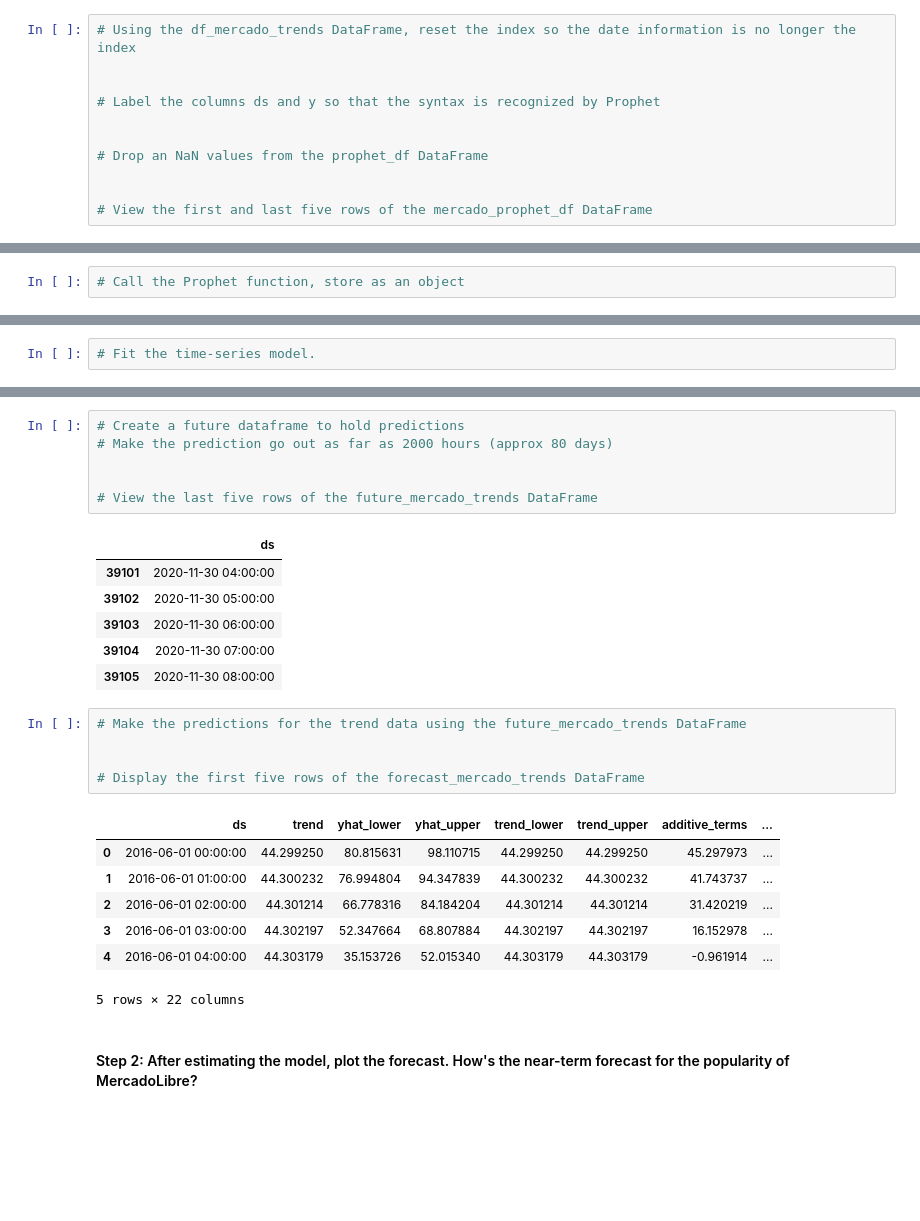
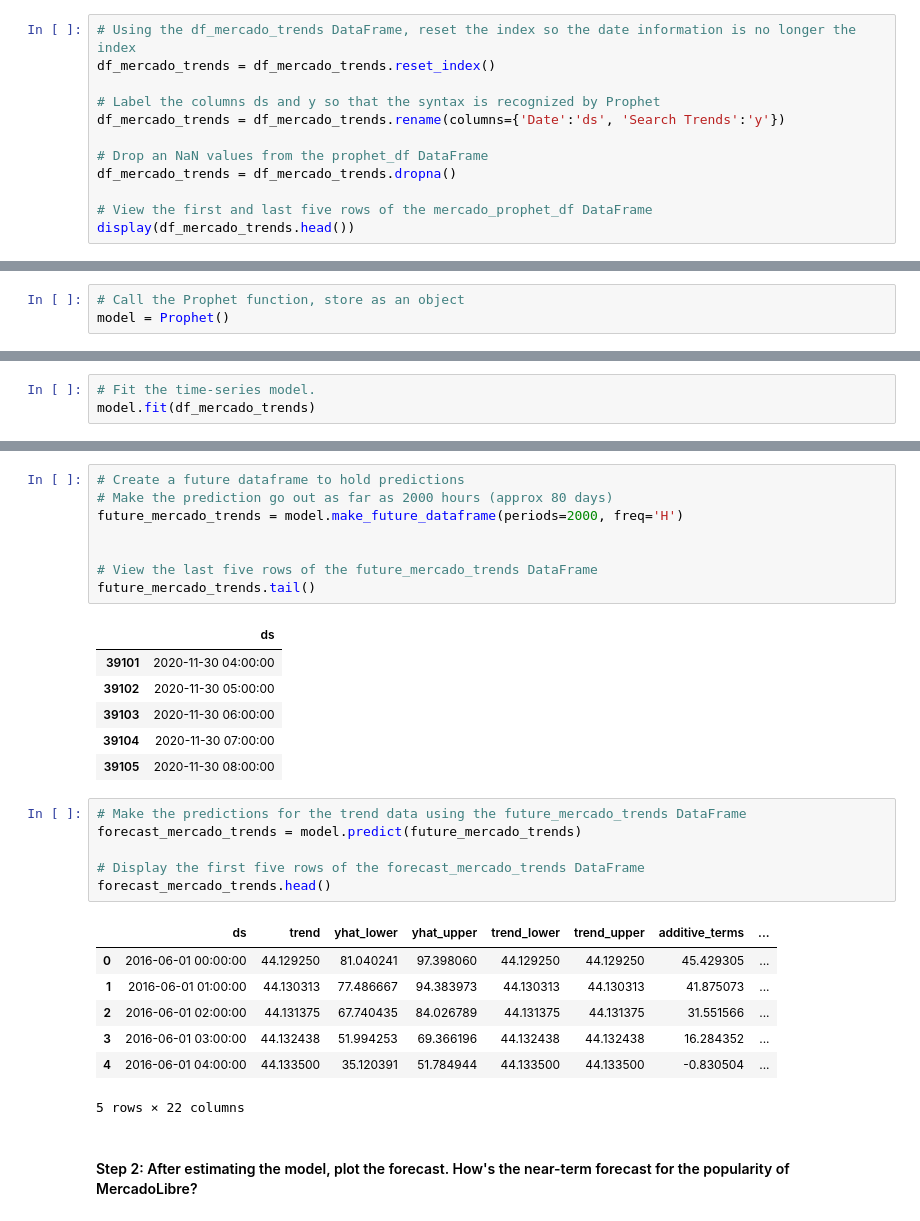
Before and after one commit to sir-hobbyjog/prophet-challenge, a Jupyter notebook: forecasting_net_prophet.ipynb, the cells around one changed output, grey strips where cells are left out. Drawn from its saved outputs; the diff is of its cells as text; blank space fills up the shorter version.

```diff
--- a/forecasting_net_prophet.ipynb
+++ b/forecasting_net_prophet.ipynb
@@ -391,15 +391,16 @@ Now, you need to produce a time series model that analyzes and forecasts pattern
 #### Step 1: Set up the Google search data for a Prophet forecasting model.
 # %%
 # Using the df_mercado_trends DataFrame, reset the index so the date information is no longer the index
-
+df_mercado_trends = df_mercado_trends.reset_index()
 
 # Label the columns ds and y so that the syntax is recognized by Prophet
-
+df_mercado_trends = df_mercado_trends.rename(columns={'Date':'ds', 'Search Trends':'y'})
 
 # Drop an NaN values from the prophet_df DataFrame
-
+df_mercado_trends = df_mercado_trends.dropna()
 
 # View the first and last five rows of the mercado_prophet_df DataFrame
+display(df_mercado_trends.head())
 # %% [output]
 |  | ds | y |
 | 0 | 2016-06-01 00:00:00 | 97 |
@@ -416,2 +411,3 @@ Now, you need to produce a time series model that analyzes and forecasts pattern
 # %%
 # Call the Prophet function, store as an object
+model = Prophet()
@@ -420,3 +414,4 @@ Now, you need to produce a time series model that analyzes and forecasts pattern
 # %%
 # Fit the time-series model.
+model.fit(df_mercado_trends)
 # %% [output]
@@ -426,9 +421,11 @@ Now, you need to produce a time series model that analyzes and forecasts pattern
 # %%
 # Create a future dataframe to hold predictions
 # Make the prediction go out as far as 2000 hours (approx 80 days)
+future_mercado_trends = model.make_future_dataframe(periods=2000, freq='H')
 
 
 # View the last five rows of the future_mercado_trends DataFrame
+future_mercado_trends.tail()
 # %% [output]
 |  | ds |
 | 39101 | 2020-11-30 04:00:00 |
@@ -438,16 +435,17 @@ Now, you need to produce a time series model that analyzes and forecasts pattern
 | 39105 | 2020-11-30 08:00:00 |
 # %%
 # Make the predictions for the trend data using the future_mercado_trends DataFrame
-
+forecast_mercado_trends = model.predict(future_mercado_trends)
 
 # Display the first five rows of the forecast_mercado_trends DataFrame
+forecast_mercado_trends.head()
 # %% [output]
 |  | ds | trend | yhat_lower | yhat_upper | trend_lower | trend_upper | additive_terms | ... |
-| 0 | 2016-06-01 00:00:00 | 44.299250 | 80.815631 | 98.110715 | 44.299250 | 44.299250 | 45.297973 | ... |
-| 1 | 2016-06-01 01:00:00 | 44.300232 | 76.994804 | 94.347839 | 44.300232 | 44.300232 | 41.743737 | ... |
-| 2 | 2016-06-01 02:00:00 | 44.301214 | 66.778316 | 84.184204 | 44.301214 | 44.301214 | 31.420219 | ... |
-| 3 | 2016-06-01 03:00:00 | 44.302197 | 52.347664 | 68.807884 | 44.302197 | 44.302197 | 16.152978 | ... |
-| 4 | 2016-06-01 04:00:00 | 44.303179 | 35.153726 | 52.015340 | 44.303179 | 44.303179 | -0.961914 | ... |
+| 0 | 2016-06-01 00:00:00 | 44.129250 | 81.040241 | 97.398060 | 44.129250 | 44.129250 | 45.429305 | ... |
+| 1 | 2016-06-01 01:00:00 | 44.130313 | 77.486667 | 94.383973 | 44.130313 | 44.130313 | 41.875073 | ... |
+| 2 | 2016-06-01 02:00:00 | 44.131375 | 67.740435 | 84.026789 | 44.131375 | 44.131375 | 31.551566 | ... |
+| 3 | 2016-06-01 03:00:00 | 44.132438 | 51.994253 | 69.366196 | 44.132438 | 44.132438 | 16.284352 | ... |
+| 4 | 2016-06-01 04:00:00 | 44.133500 | 35.120391 | 51.784944 | 44.133500 | 44.133500 | -0.830504 | ... |
 5 rows × 22 columns
 # %% [markdown]
 #### Step 2: After estimating the model, plot the forecast. How's the near-term forecast for the popularity of MercadoLibre?
```
Also changed, not shown: parts of 11 cells of this notebook.
